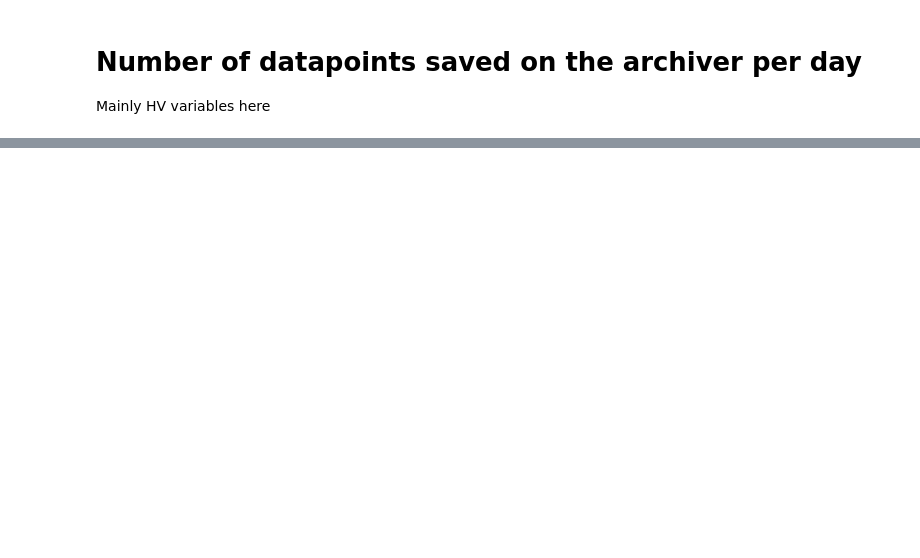
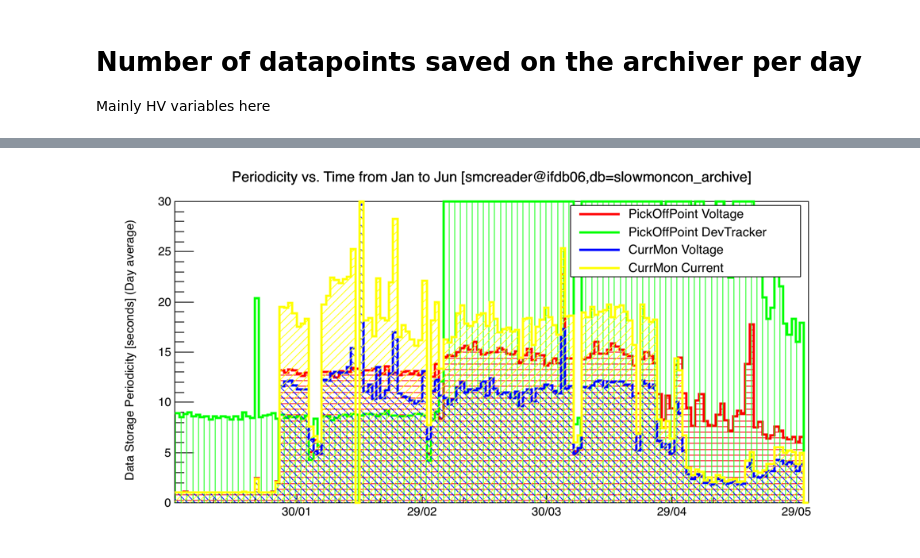
Before and after one commit to sdporzio/ArchiverRateAnalyzer, a Jupyter notebook: plotRates.ipynb, the cells around one changed output, grey strips where cells are left out. Drawn from its saved outputs; the diff is of its cells as text; code cells hidden in the pictures; blank space fills up the shorter version.

```diff
--- a/plotRates.ipynb
+++ b/plotRates.ipynb
@@ -105,0 +108,72 @@ Plot(outDir+plotName+str(2)+extension)
+# %%
+# Setup
+perRate = 24*60*60 # As in number per hour, per minute or per second
+
+dataDir = ['Data/uB_TPCDrift_HV01_keithleyPickOff_getVoltage_160101_160601_86400s.dat',
+           'Data/uB_TPCDrift_HV01_keithleyPickOff_voltDiff5s60s_160101_160601_86400s.dat',
+           'Data/uB_TPCDrift_HV01_keithleyCurrMon_getVoltage_160101_160601_86400s.dat',
+           'Data/uB_TPCDrift_HV01_keithleyCurrMon_calcCurrent_160101_160601_86400s.dat']
+
+legEntry = ["PickOffPoint Voltage",
+            "PickOffPoint DevTracker",
+            "CurrMon Voltage",
+            "CurrMon Current"]
+
+fillStyle = [3305,3395,3345,3354]
+
+plotName = 'hHvFrequency'
+c1 = ROOT.TCanvas(plotName,"",g_xres,g_yres)
+c2 = ROOT.TCanvas(plotName+str(2),"",g_xres,g_yres)
+ROOT.gStyle.SetHatchesSpacing(0.8)
+ROOT.gStyle.SetHatchesLineWidth(1)
+
+# Extract data
+data = [0]*len(dataDir)
+h = [0]*len(dataDir)
+for i in range(len(dataDir)):
+    data[i] = np.genfromtxt(dataDir[i],delimiter=" ",names=True,dtype=None)
+
+# Find max
+tmax = []
+for row in data:
+    tmax.append(max(row['Rate']))
+fmax = 30
+
+# Plot
+for i in range(len(dataDir)):
+    h[i] = ROOT.TH1D("h"+str(i),"Periodicity vs. Time from Jan to Jun [smcreader@ifdb06,db=slowmoncon_archive];; Data Storage Periodicity [seconds] (Day average)",nSteps,startTime,endTime)
+    h[i].GetXaxis().SetTimeDisplay(1)
+#     h[i].GetXaxis().SetNdivisions(10,0)
+    h[i].GetYaxis().SetRangeUser(0,30)
+    h[i].GetYaxis().CenterTitle()
+    h[i].SetLineColor(i+2)
+    h[i].SetFillColor(i+2)
+    h[i].SetLineWidth(3)
+    h[i].SetFillStyle(fillStyle[i])
+
+    for j in range(len(data[i])):
+        if(data[i]['Rate'][j]!=0): h[i].SetBinContent(h[i].FindBin(data[i]['Timestamp'][j]),perRate/float(data[i]['Rate'][j]))
+
+c1.cd()
+leg = ROOT.TLegend(0.6,0.7,0.89,0.89)
+h[0].Draw("F2")
+for i in range(len(dataDir)):
+    h[i].Draw("SAME")
+    leg.AddEntry(h[i],legEntry[i],"l")
+leg.Draw()
+c1.SaveAs(outDir+plotName+extension)
+
+c2.Divide(2,2)
+for i in range(len(dataDir)):
+    c2.cd(i+1)
+    h[i].Draw("")
+c2.SaveAs(outDir+plotName+str(2)+extension)
+
+# Finalize
+destruct(c1)
+destruct(c2)
+for i in range(len(dataDir)):
+    destruct(h[i])
+Plot(outDir+plotName+extension)
+# %% [output]
+[figure, added]
```
Also changed, not shown: parts of 3 cells of this notebook, 6 other files.
